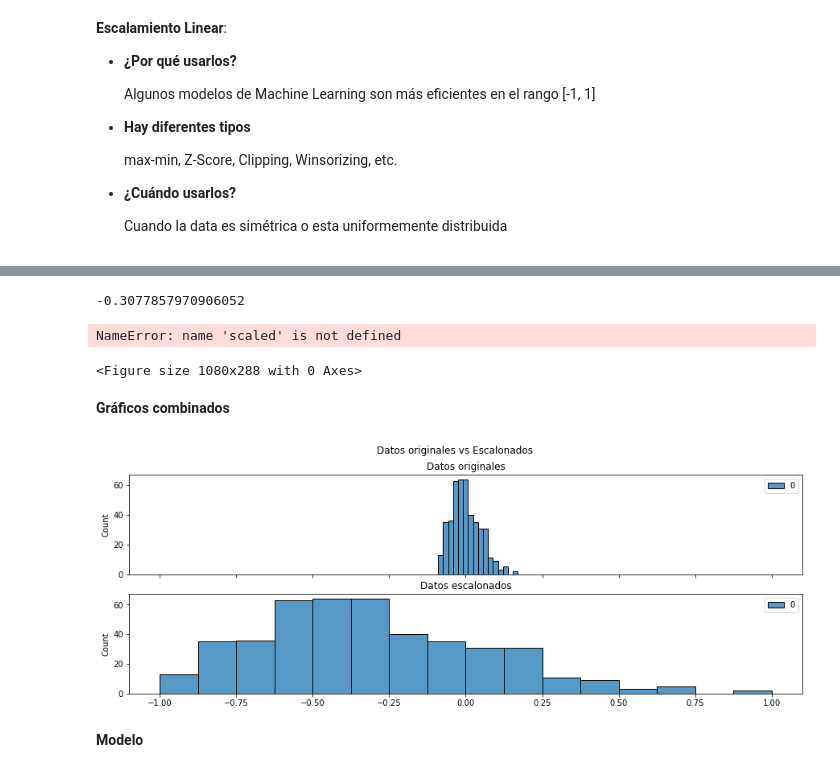
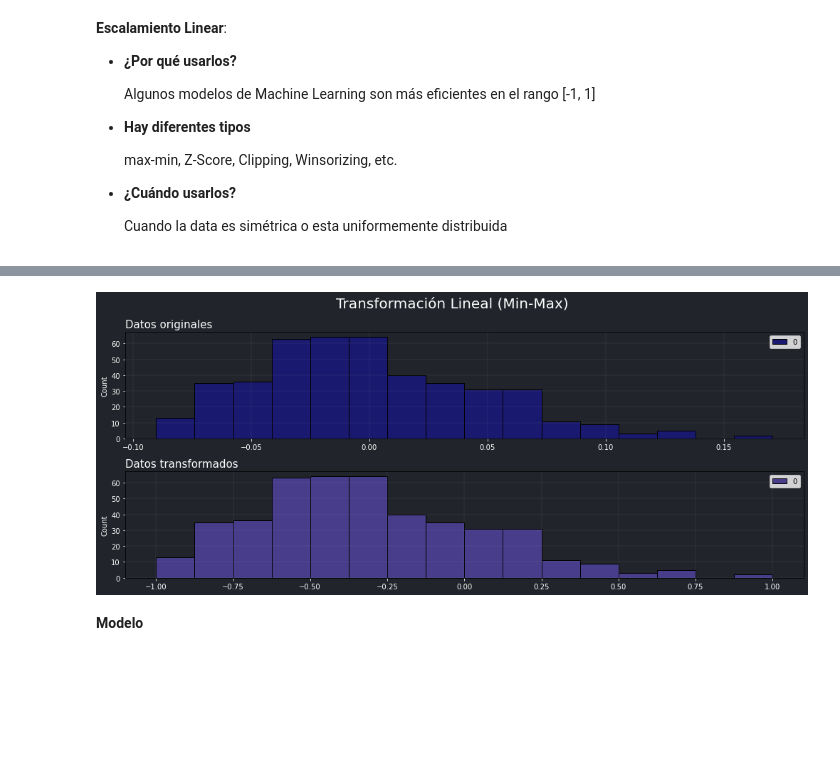
Before and after one commit to JuanFeA98/Estadistica_Probabilidad, a Jupyter notebook: Estadistica_Descriptiva/03. Procesamiento de datos.ipynb, the cells around one changed output, grey strips where cells are left out. Cells and saved outputs as stored; diff of their text form; code cells hidden in the pictures; blank space fills up the shorter version.

Commit message:
Ajustando algunos gráficos

```diff
--- a/Estadistica_Descriptiva/03. Procesamiento de datos.ipynb
+++ b/Estadistica_Descriptiva/03. Procesamiento de datos.ipynb
@@ -71,29 +70,38 @@ def min_max_escaler(x, min, max):
-# %%
-min_max_escaler(0, min_raw, max_raw)
-# %% [output]
--0.3077857970906052
-# %%
-plt.figure(figsize=(15,4))
-plt.suptitle('Datos escalonados')
-sns.histplot(scaled)
-plt.show()
-# %% [output]
-NameError: name 'scaled' is not defined
-<Figure size 1080x288 with 0 Axes>
-# %% [markdown]
-**Gráficos combinados**
-# %%
-fig, ax = plt.subplots(2,1, figsize=(15,5), sharex=True)
-fig.suptitle('Datos originales vs Escalonados')
-
-sns.histplot(ax=ax[0], data=raw)
-ax[0].set_title('Datos originales')
-
-sns.histplot(ax=ax[1], data=scaled)
-ax[1].set_title('Datos escalonados')
-plt.show()
-# %% [output]
-[figure, removed]
+# %%
+scaled = (2*raw - max_raw -min_raw)/(max_raw - min_raw)
+# %%
+fig, ax = plt.subplots(2,1, figsize=(14, 6))
+
+fig.suptitle('Transformación Lineal (Min-Max)', color='white', fontsize=20)
+
+fig.patch.set_facecolor('#21252b')
+
+# Primer gráfico
+sns.histplot(raw, ax=ax[0], facecolor='MidnightBlue')
+ax[0].set_title('Datos originales', color='white', fontsize=15, loc='left')
+
+ax[0].set_facecolor('#21252b')
+ax[0].grid(linewidth=0.1)
+
+ax[0].yaxis.label.set_color('white')
+ax[0].tick_params(axis='x', labelcolor='white', color='white')
+ax[0].tick_params(axis='y', labelcolor='white', color='white')
+
+# Segundo gráfico
+sns.histplot(scaled, ax=ax[1], facecolor='DarkSlateBlue')
+ax[1].set_title('Datos transformados', color='white', fontsize=15, loc='left')
+
+ax[1].set_facecolor('#21252b')
+ax[1].grid(linewidth=0.1)
+
+ax[1].yaxis.label.set_color('white')
+ax[1].tick_params(axis='x', labelcolor='white', color='white')
+ax[1].tick_params(axis='y', labelcolor='white', color='white')
+
+fig.tight_layout()
+plt.show()
+# %% [output]
+[figure, added]
 # %% [markdown]
 **Modelo**
 # %%
```
Also changed, not shown: parts of 12 cells of this notebook.
